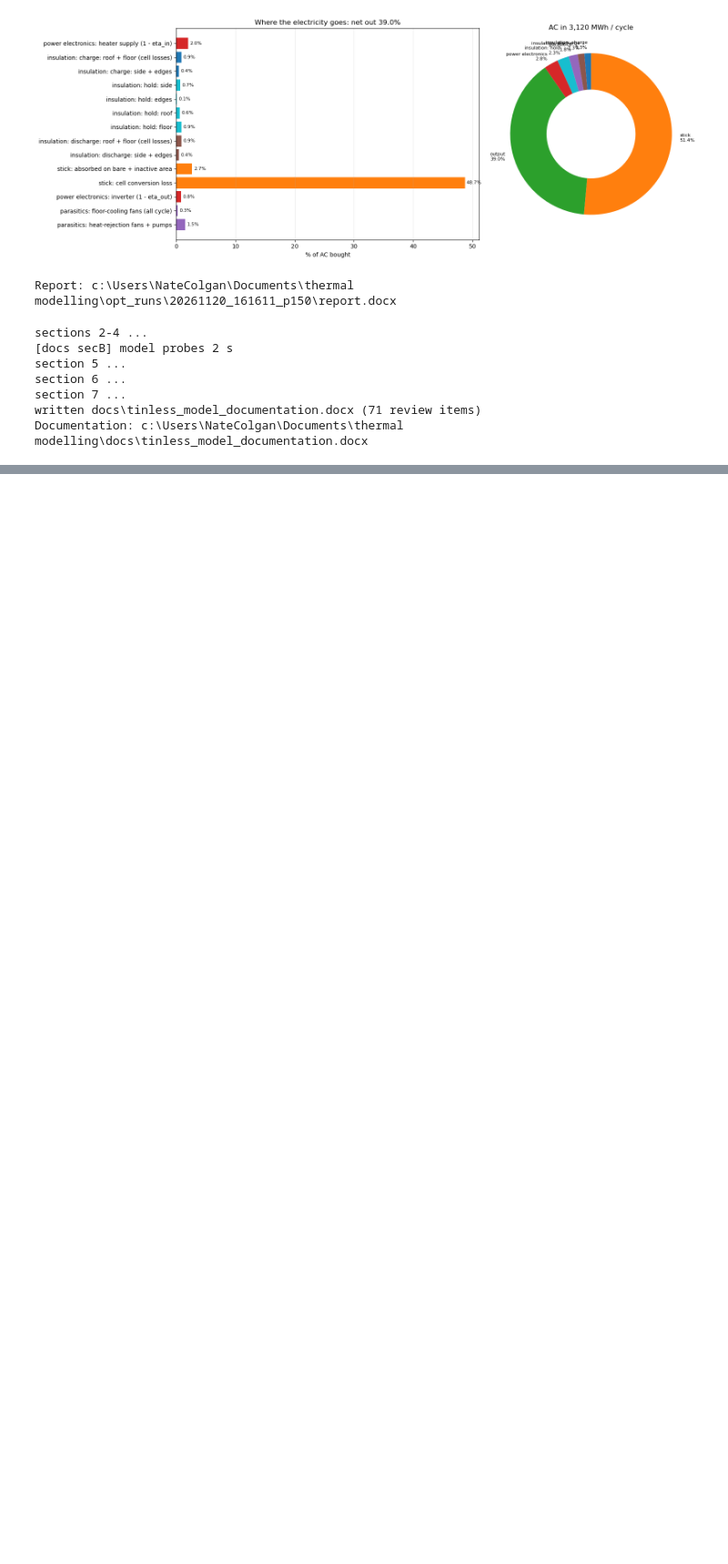
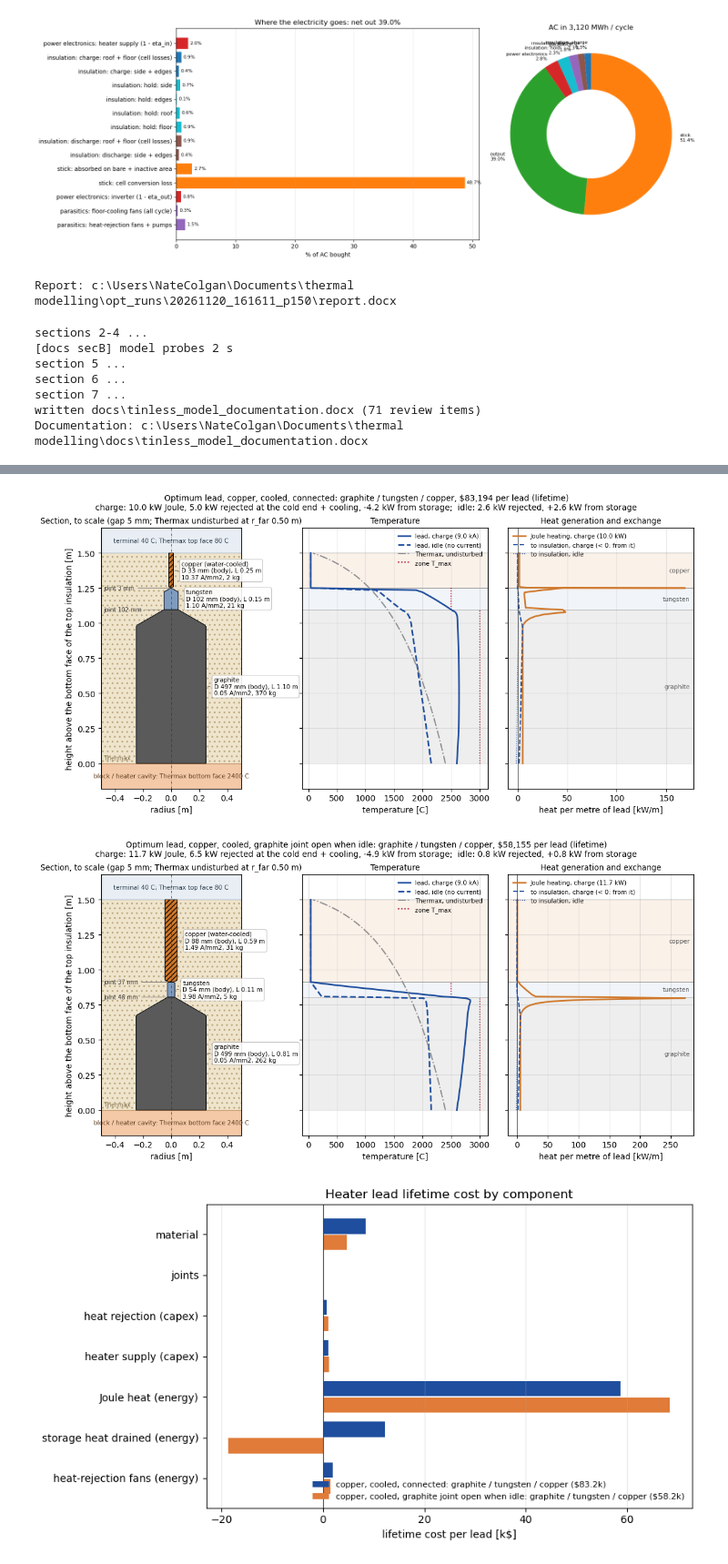
Before and after one commit to nate-colgan/python-models, a Jupyter notebook: tinless system optimizer.ipynb, the cells around one changed output, grey strips where cells are left out. Shown at 91% size. Drawn from its saved outputs; the diff is of its cells as text; code cells hidden in the pictures; blank space fills up the shorter version.

```diff
--- a/tinless system optimizer.ipynb
+++ b/tinless system optimizer.ipynb
@@ -144,16 +295,30 @@ LIFETIME CAPEX $132.3M; objective (capex + energy lost) $643.2M  INFEASIBLE {'fl
 # ~1-2 min per design on one core (shade-open sizing: ~3-4 discharges); WORKERS designs in
 # parallel. Each generation = POPSIZE x 10 designs. Every evaluation is logged to LOG_DIR (load it below while a run is going).
 # The capex-efficiency Pareto plot below pools every run under opt_runs/.
-RUN_DE   = False
+RUN_DE   = True
 WORKERS  = 20
 POPSIZE  = 10             # x 10 variables = 100 designs / generation
 MAXITER  = 25
 SEED     = 0
-LOG_DIR  = os.path.join('opt_runs', time.strftime('%Y%m%d_%H%M%S') + f"_p{opt['economics']['elec_price']:.0f}")
-RELOAD_RUN = 'opt_runs/20261120_161611_p150'                                  # e.g. 'opt_runs/20261119_164422_p75': skip the run, reload that folder's log
+LOG_DIR  = os.path.join('opt_runs', time.strftime('%Y%m%d_%H%M%S') + f"_p{opt['economics']['elec_price']:.0f}"
+                       + (f"_{O.scenario_name(opt)}" if O.scenario_name(opt) else ''))   # e.g. _p87_noak
+RELOAD_RUN = None                                  # e.g. 'opt_runs/20261119_164422_p75': skip the run, reload that folder's log
                           #   (results, plots and the report below then use it)
 if RELOAD_RUN:
     RUN_DE, LOG_DIR = False, RELOAD_RUN
+
+if RUN_DE and USE_LEAD_TABLE:
+    # heater lead table: must match this session's inputs (rebuilt if OPT_INPUTS / LEAD_INPUTS / LEAD_TABLE
+    # changed since the opt_leads cell); a copy goes into the run folder and the run uses that copy
+    if lead_table.data['key'] != HL.table_key(base_cfg, OPT_INPUTS, LEAD_INPUTS, LEAD_TABLE):
+        print("lead table out of date with the inputs: rebuilding")
+        lead_table = HL.build_lead_table(base_cfg, OPT_INPUTS, LEAD_INPUTS, LEAD_TABLE, force=True)
+    os.makedirs(LOG_DIR, exist_ok=True)
+    _lt_path = os.path.join(LOG_DIR, 'lead_table.json')
+    with open(_lt_path, 'w') as _fh:
+        json.dump(lead_table.data, _fh, indent=1, default=float)
+    opt = O.merge(opt, {'leads': {'table': _lt_path, 'n_per_heater': LEAD_INPUTS['n_leads']}})
+    print(f"heater leads: table {lead_table.data['key']} -> {_lt_path}")
 
 if RUN_DE:
     _t0 = time.perf_counter()
@@ -424,0 +752,34 @@ Documentation: c:\Users\NateColgan\Documents\thermal modelling\docs\tinless_mode
+# %%
+# -- Heater lead optimizer: temperatures and cost breakdown ----------------------------
+# per mode: to-scale section of one lead (zones, diameters, Thermax around it) | temperature (charge, idle,
+# undisturbed Thermax, zone limits) | heat per metre (Joule heating, exchange with the insulation)
+for _k, _r in lead_best.items():
+    if not _r.get('ok'):
+        continue
+    HL.plot_lead_section(lead_case_ctx.get(_k, lead_ctx), _r, title=f"Optimum lead, {_k}: {' / '.join(_r['lead']['mats'])}, "
+                                             f"${_r['total']:,.0f} per lead (lifetime)")
+    plt.show()
+
+# lifetime cost per lead by component (storage heat < 0: Joule heat that flows into the block)
+_parts = ['material', 'joints', 'heat_rejection', 'supply', 'joule', 'storage_heat', 'rejection_parasitic']
+_labels = ['material', 'joints', 'heat rejection (capex)', 'heater supply (capex)', 'Joule heat (energy)',
+           'storage heat drained (energy)', 'heat-rejection fans (energy)']
+_fig, _ax = plt.subplots(figsize=(9, 5))
+_y = np.arange(len(_parts))
+_cols = ['#1f4e9e', '#e07b39', '#2a9d8f', '#8e5ba8', '#c9a227', '#6b6b6b']
+_ok = {k: r for k, r in lead_best.items() if r.get('ok')}
+_h = 0.8 / max(len(_ok), 1)
+for _j, (_k, _r) in enumerate(_ok.items()):
+    _v = [{**_r['capex_parts'], **_r['energy_parts']}[p] / 1e3 for p in _parts]
+    _ax.barh(_y + (_j - (len(_ok) - 1) / 2) * _h, _v, height=_h * 0.95, color=_cols[_j % len(_cols)],
+             label=f"{_k}: {' / '.join(_r['lead']['mats'])} (${_r['total']/1e3:,.1f}k)")
+_ax.set_yticks(_y); _ax.set_yticklabels(_labels); _ax.invert_yaxis()
+_ax.axvline(0, color='#444444', lw=0.8)
+_ax.set_xlabel('lifetime cost per lead [k$]'); _ax.grid(axis='x', alpha=0.3)
+_ax.legend(frameon=False, loc='lower right', fontsize=8)
+_ax.set_title('Heater lead lifetime cost by component')
+plt.tight_layout(); plt.show()
+# %% [output]
+[figure, added]
+[figure, added]
+[figure, added]
```
Also changed, not shown: parts of 10 cells of this notebook, 20 other files.
